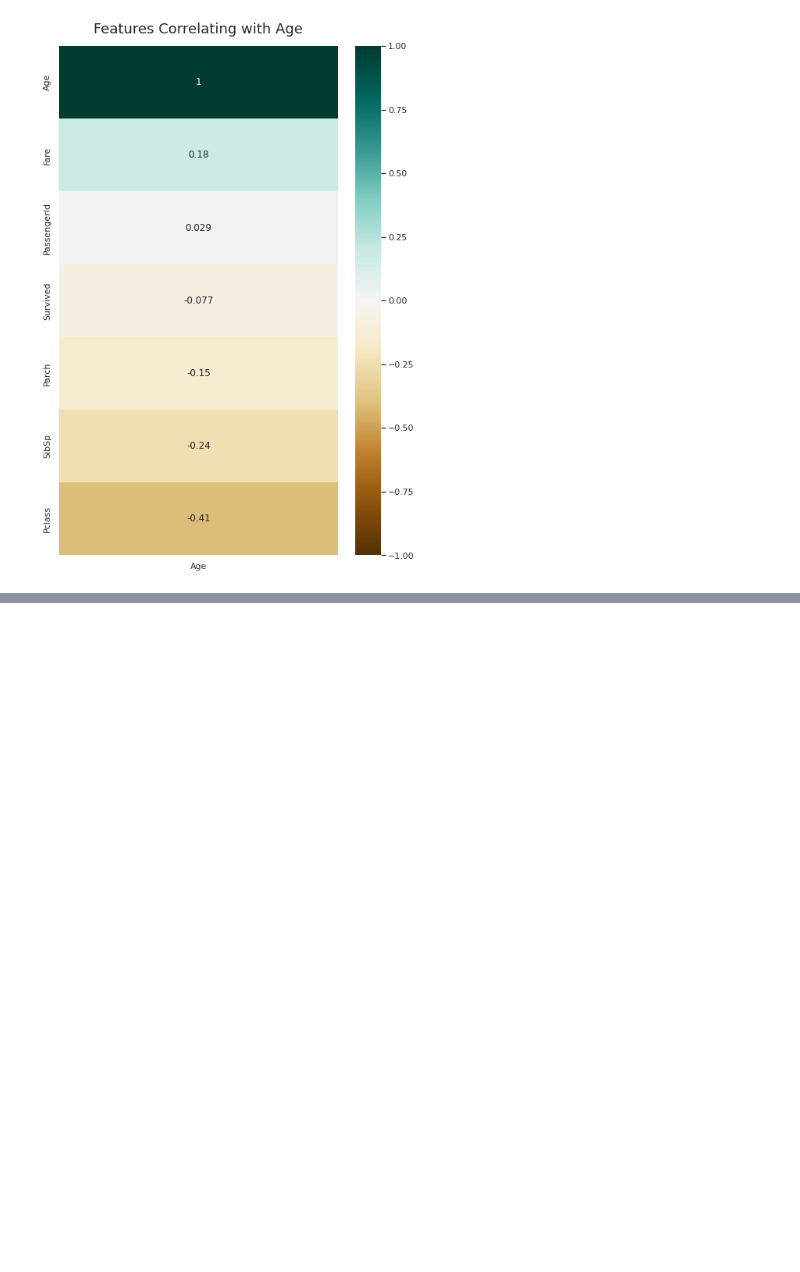
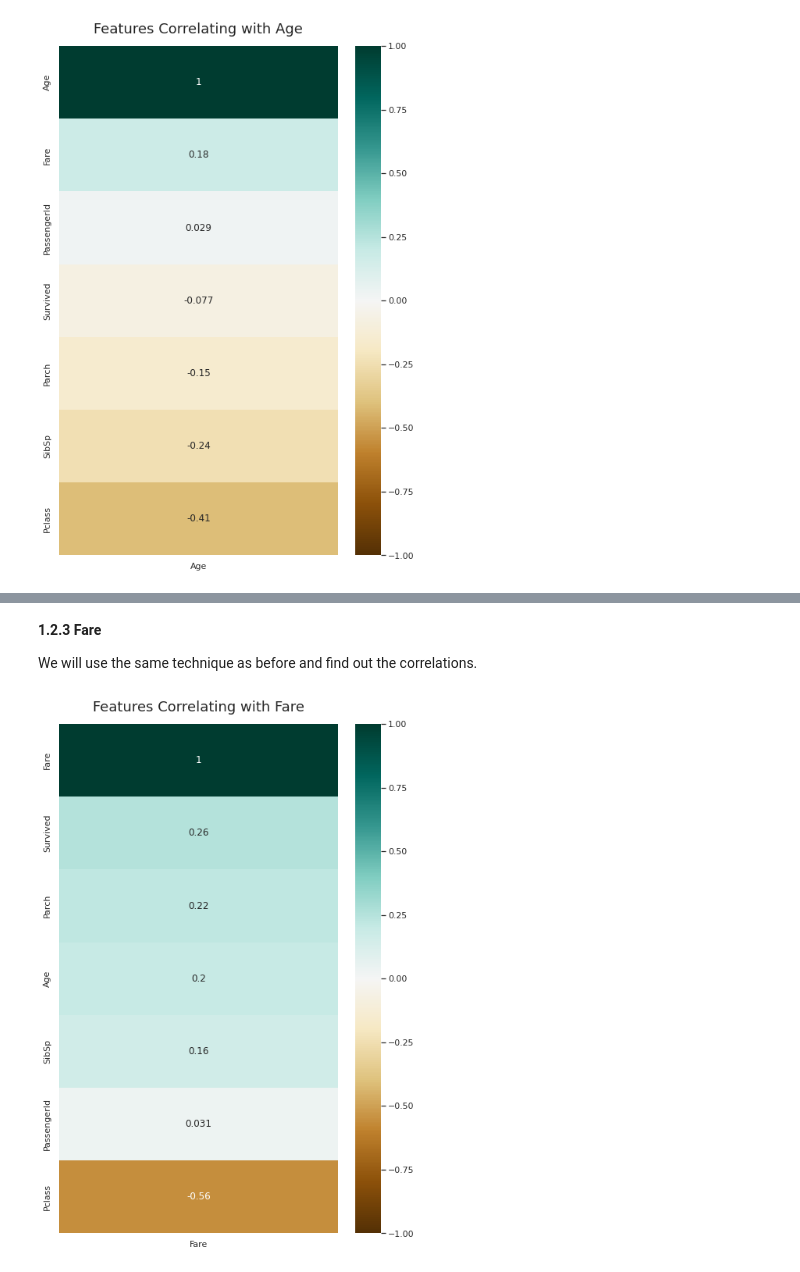
Before and after one commit to MajorCode869/Titanic_ML, a Jupyter notebook: predictive-analysis.ipynb, the cells around one changed output, grey strips where cells are left out. Drawn from its saved outputs; the diff is of its cells as text; code cells hidden in the pictures; blank space fills up the shorter version.

```diff
--- a/predictive-analysis.ipynb
+++ b/predictive-analysis.ipynb
@@ -244,0 +359,2 @@ From here we can clearly assume that Pclass and Age are highly related.Therefore
+# %%
+df_all['Age']=df_all.groupby(['Pclass','Sex'])['Age'].apply(lambda x: x.fillna(x.median()))
@@ -244,0 +405,10 @@ From here we can clearly assume that Pclass and Age are highly related.Therefore
+# %% [markdown]
+**1.2.3 Fare**
+
+We will use the same technique as before and find out the correlations.
+# %%
+plt.figure(figsize=(8, 12))
+heatmap = sns.heatmap(df_all.corr()[['Fare']].sort_values(by='Fare',ascending=False), vmin=-1, vmax=1, annot=True, cmap='BrBG')
+heatmap.set_title('Features Correlating with Fare', fontdict={'fontsize':18}, pad=16);
+# %% [output]
+[figure, added]
```
Also changed, not shown: parts of 19 cells of this notebook.
